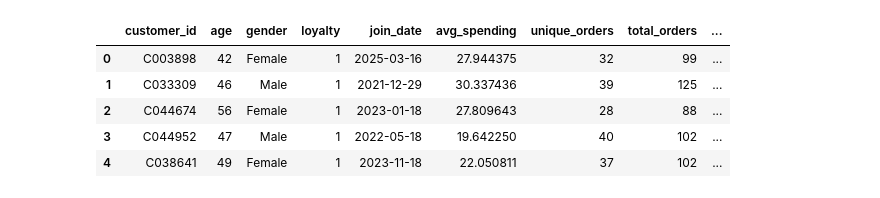
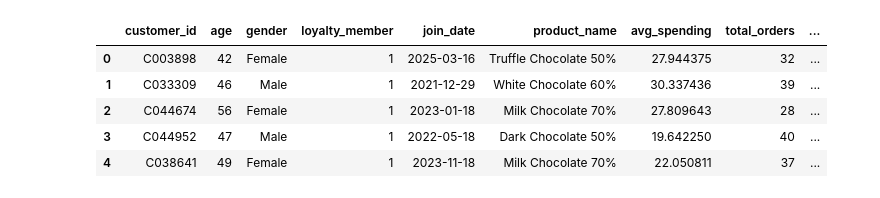
Before and after one commit to fa7hmed12121-eng/analyzing_chocolate_stores, a Jupyter notebook: pandas_charts/analyse_chocolate.ipynb, the cells around one changed output. Saved outputs shown, nothing was run; the diff lists cells and outputs as text; code cells hidden in the pictures.

```diff
--- a/pandas_charts/analyse_chocolate.ipynb
+++ b/pandas_charts/analyse_chocolate.ipynb
@@ -3,10 +5,11 @@ import pandas as pd
 # %%
-df = pd.read_csv("chocolate_stores_customers.csv")
-df.head()
+customers = pd.read_csv('customers_sales.csv')
+customers.join_date = pd.to_datetime(customers.join_date, errors= 'coerce')
+customers.head()
 # %% [output]
-|  | customer_id | age | gender | loyalty | join_date | avg_spending | unique_orders | total_orders | ... |
-| 0 | C003898 | 42 | Female | 1 | 2025-03-16 | 27.944375 | 32 | 99 | ... |
-| 1 | C033309 | 46 | Male | 1 | 2021-12-29 | 30.337436 | 39 | 125 | ... |
-| 2 | C044674 | 56 | Female | 1 | 2023-01-18 | 27.809643 | 28 | 88 | ... |
-| 3 | C044952 | 47 | Male | 1 | 2022-05-18 | 19.642250 | 40 | 102 | ... |
-| 4 | C038641 | 49 | Female | 1 | 2023-11-18 | 22.050811 | 37 | 102 | ... |
+|  | customer_id | age | gender | loyalty_member | join_date | product_name | avg_spending | total_orders | ... |
+| 0 | C003898 | 42 | Female | 1 | 2025-03-16 | Truffle Chocolate 50% | 27.944375 | 32 | ... |
+| 1 | C033309 | 46 | Male | 1 | 2021-12-29 | White Chocolate 60% | 30.337436 | 39 | ... |
+| 2 | C044674 | 56 | Female | 1 | 2023-01-18 | Milk Chocolate 70% | 27.809643 | 28 | ... |
+| 3 | C044952 | 47 | Male | 1 | 2022-05-18 | Dark Chocolate 50% | 19.642250 | 40 | ... |
+| 4 | C038641 | 49 | Female | 1 | 2023-11-18 | Milk Chocolate 70% | 22.050811 | 37 | ... |
```
Also changed, not shown: parts of 7 cells of this notebook, 1 other file.
